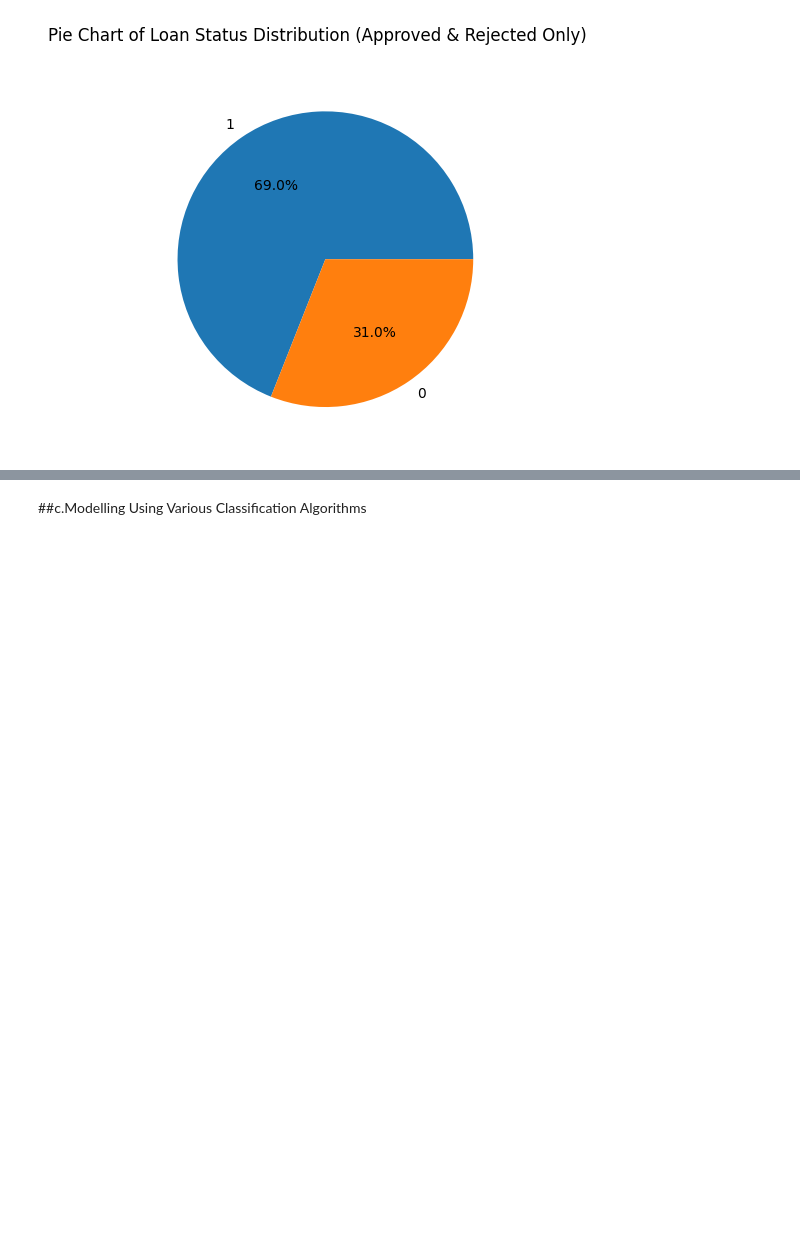
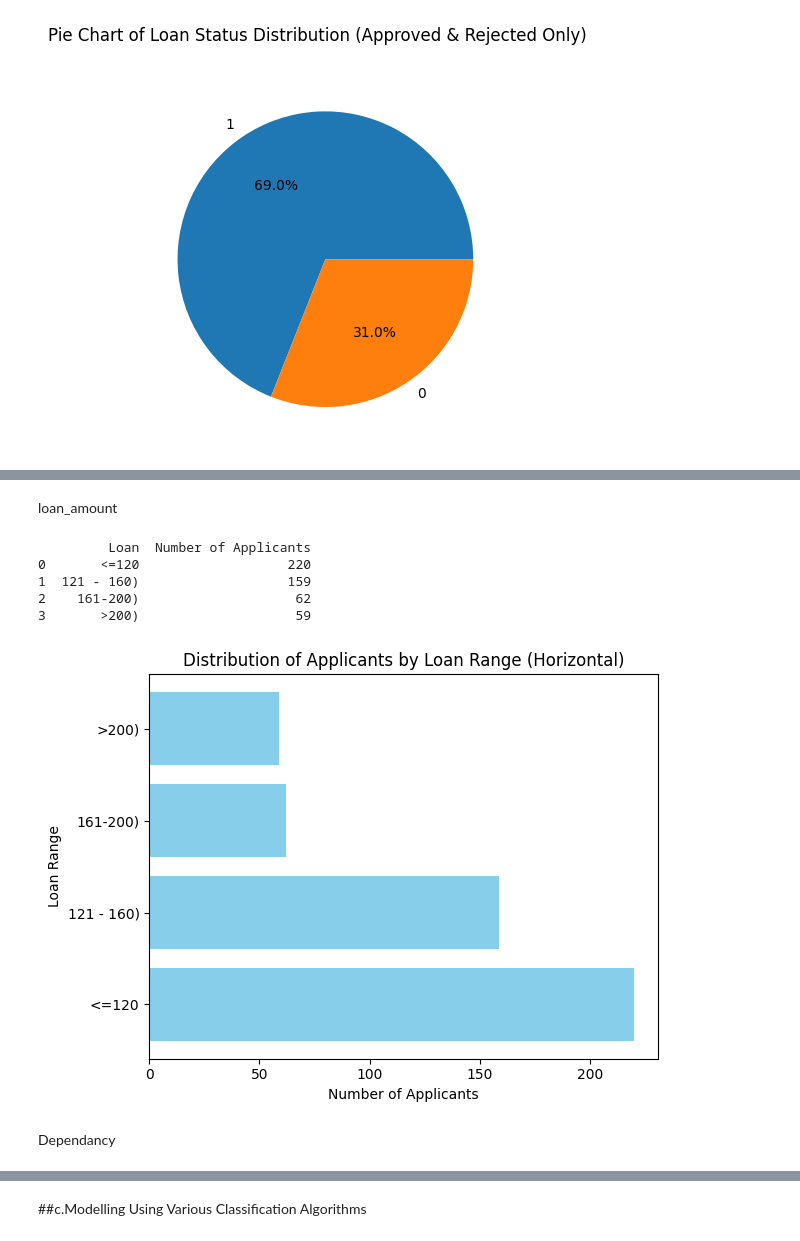
Before and after one commit to Git-Hub-Collaboration/MSC-Collaboration-V1, a Jupyter notebook: Datascience_Loan_Prediction.ipynb, the cells around one changed output, grey strips where cells are left out. Drawn from its saved outputs; the diff is of its cells as text; code cells hidden in the pictures; blank space fills up the shorter version.

```diff
--- a/Datascience_Loan_Prediction.ipynb
+++ b/Datascience_Loan_Prediction.ipynb
@@ -171,0 +174,27 @@ plt.show()
+# %% [markdown]
+loan_amount
+# %%
+loan_ranges = ['<=120', '121 - 160)', '161-200)', '>200)']
+cut_points = [0, 120, 160, 200, float('inf')]
+
+grouped_loan = pd.cut(data['LoanAmount'], bins=cut_points, labels=loan_ranges) \
+                 .value_counts().reset_index()
+grouped_loan.columns = ['Loan', 'Number of Applicants']
+print(grouped_loan)
+# %% [output]
+         Loan  Number of Applicants
+0       <=120                   220
+1  121 - 160)                   159
+2    161-200)                    62
+3       >200)                    59
+# %%
+plt.barh(grouped_loan['Loan'], grouped_loan['Number of Applicants'], color='skyblue')
+plt.xlabel('Number of Applicants')
+plt.ylabel('Loan Range')
+plt.title('Distribution of Applicants by Loan Range (Horizontal)')
+plt.tight_layout()
+plt.show()
+# %% [output]
+[figure, added]
+# %% [markdown]
+Dependancy
```
Also changed, not shown: parts of 32 cells of this notebook.
